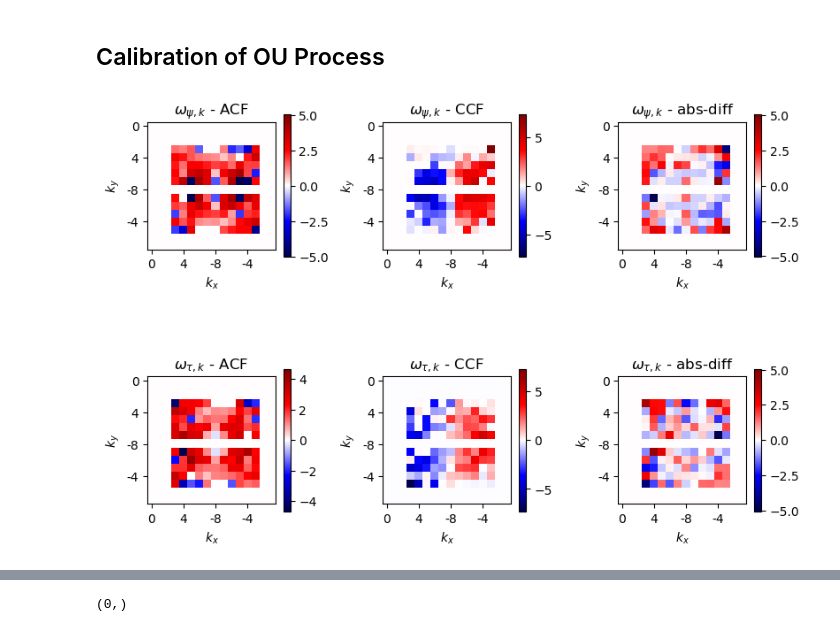
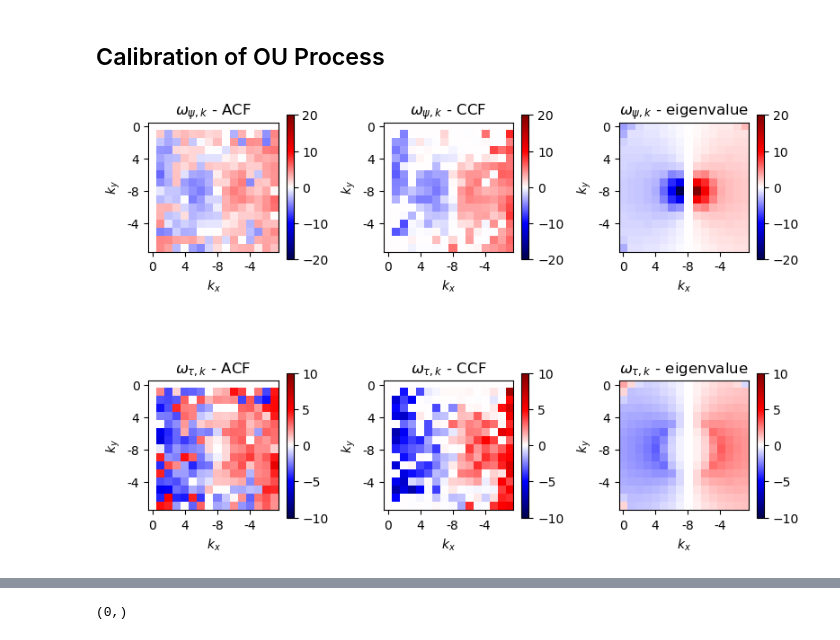
Before and after one commit to zhongruiw/LagrangianDA, a Jupyter notebook: code/LSM_K16.ipynb, the cells around one changed output, grey strips where cells are left out. Cells and saved outputs as stored; diff of their text form; code cells hidden in the pictures.

```diff
--- a/code/LSM_K16.ipynb
+++ b/code/LSM_K16.ipynb
@@ -102,11 +105,12 @@ Lag = 40000  # lag for computing the ACF
 tt = np.linspace(0, Lag*dt, num=Lag+1, endpoint=True) # time interval to plot the ACF or cross-correlation function
 gamma_est = np.zeros((K,K,2))
 omega_est = np.zeros((K,K,2))
+omega_est_ccf = np.zeros((K,K,2))
 f_est = np.zeros((K,K,2), dtype='complex')
 sigma_est = np.zeros((K,K,2))
 kx = np.fft.fftfreq(K) * K
 ky = np.fft.fftfreq(K) * K
-cut = 2
+cut = 0
 
 for ikx,kx_value in enumerate(kx):
     for iky,ky_value in enumerate(ky):
@@ -121,15 +125,17 @@ for ikx,kx_value in enumerate(kx):
         psi2_hat = eigenmode[1,:]
         acf_psi1 = acf(np.real(psi1_hat), nlags=Lag, fft=True)  # ACF of the real part
         acf_psi2 = acf(np.real(psi2_hat), nlags=Lag, fft=True)  # ACF of the real part
-#         ccf_psi1 = -ccf(np.real(psi1_hat), np.imag(psi1_hat), adjusted=False)[:Lag+1]  # cross-correlation between the real and imaginary parts
-#         ccf_psi2 = -ccf(np.real(psi2_hat), np.imag(psi2_hat), adjusted=False)[:Lag+1]  # cross-correlation between the real and imaginary parts
+        ccf_psi1 = -ccf(np.real(psi1_hat), np.imag(psi1_hat), adjusted=False)[:Lag+1]  # cross-correlation between the real and imaginary parts
+        ccf_psi2 = -ccf(np.real(psi2_hat), np.imag(psi2_hat), adjusted=False)[:Lag+1]  # cross-correlation between the real and imaginary parts
 
         # Fitting the cross-correlation function
         x0 = [0.5, 0.5]
         x1, _ = curve_fit(ACF, tt, acf_psi1, p0=x0, check_finite=True, maxfev=2000)
+        x1_, _ = curve_fit(CCF, tt, ccf_psi1, p0=x0, check_finite=True, maxfev=2000)
         # Estimated values
         gamma1_est = x1[0]
         omega1_est = x1[1]
+        omega1_est_ccf = x1_[1]
         m1 = np.mean(psi1_hat)
         E1 = np.var(psi1_hat)
         T1 = gamma1_est / (gamma1_est**2 + omega1_est**2)
@@ -137,11 +143,14 @@ for ikx,kx_value in enumerate(kx):
         f1_est = m1 * (T1 - 1j*theta1) / (T1**2 + theta1**2)
         sigma1_est = np.sqrt(2*E1*T1 / (T1**2 + theta1**2))
         gamma_est[iky,ikx,0] = gamma1_est; omega_est[iky,ikx,0] = omega1_est; f_est[iky,ikx,0] = f1_est; sigma_est[iky,ikx,0] = sigma1_est;
+        omega_est_ccf[iky,ikx,0] = omega1_est_ccf;
 
         x2, _ = curve_fit(ACF, tt, acf_psi2, p0=x0, check_finite=True, maxfev=2000)
+        x2_, _ = curve_fit(CCF, tt, ccf_psi2, p0=x0, check_finite=True, maxfev=2000)
         # Estimated values
         gamma2_est = x2[0]
         omega2_est = x2[1]
+        omega2_est_ccf = x2_[1]
         m2 = np.mean(psi2_hat)
         E2 = np.var(psi2_hat)
         T2 = gamma2_est / (gamma2_est**2 + omega2_est**2)
@@ -149,3 +158,4 @@ for ikx,kx_value in enumerate(kx):
         f2_est = m2 * (T2 - 1j*theta2) / (T2**2 + theta2**2)
         sigma2_est = np.sqrt(2*E2*T2 / (T2**2 + theta2**2))
         gamma_est[iky,ikx,1] = gamma2_est; omega_est[iky,ikx,1] = omega2_est; f_est[iky,ikx,1] = f2_est; sigma_est[iky,ikx,1] = sigma2_est;
+        omega_est_ccf[iky,ikx,1] = omega2_est_ccf;
@@ -199,0 +162,6 @@ for ikx,kx_value in enumerate(kx):
+# %%
+# calibrate the sign of ACF-estimated omega_k according to CCF-estimated omega_k
+sign1 = np.sign(omega_est)
+sign2 = np.sign(omega_est_ccf)
+sign2_corrected = np.where((sign1 == 0) & (sign2 == 0), 0, sign2)
+omega_est_ca = np.abs(omega_est) * sign2_corrected
@@ -200,20 +180,20 @@ for ikx,kx_value in enumerate(kx):
 # %%
 # Create a figure for the plots
-params = np.load('../data/est_paras_ou_K16_beta22.npy', allow_pickle=True).item()
-gamma, omega, f, sigma = params['gamma'], params['omega'], params['f'], params['sigma']
-
 fig = plt.figure(figsize=(8, 6))
 
-matrix1 = omega[:,:,0]
-matrix2 = omega_est[:,:,0]
+matrix1 = omega_est_ca[:,:,0]
+matrix2 = omega_est_ccf[:,:,0]
 matrix1 = np.roll(matrix1, shift=K//2, axis=0)
 matrix1 = np.roll(matrix1, shift=K//2, axis=1)
 matrix2 = np.roll(matrix2, shift=K//2, axis=0)
 matrix2 = np.roll(matrix2, shift=K//2, axis=1)
+kx_shift = np.roll(kx, shift=K//2, axis=0)
 
+lim1 = 20
+lim2 = 10
 # Plot for matrix1
 ax1 = fig.add_subplot(231)  # 1 row, 2 columns, 1st subplot
-surf1 = ax1.imshow(matrix1, cmap='seismic', vmin=-np.max(np.abs(matrix1)), vmax=np.max(np.abs(matrix1)))
+surf1 = ax1.imshow(matrix1, cmap='seismic', vmin=-lim1, vmax=lim1)
 ax1.set_title(r'$\omega_{\psi,k}$ - ACF')
 ax1.set_xlabel('$k_x$')
 ax1.set_ylabel('$k_y$')
@@ -223,11 +203,11 @@ ax1.set_xticklabels(kx[::K//4].astype(int))
 ax1.set_yticks(np.linspace(0, K, num=4, endpoint=False))  # Example for 5 ticks
 ax1.set_yticklabels(kx[::K//4].astype(int))
 fig.colorbar(surf1, shrink=0.6)#, ax=ax1, shrink=0.5, aspect=12)
-lim1 = np.max(np.abs(matrix1))
+# lim1 = np.max(np.abs(matrix1))
 
 # Plot for matrix2
 ax2 = fig.add_subplot(232)  # 1 row, 2 columns, 2nd subplot
-surf2 = ax2.imshow(matrix2, cmap='seismic', vmin=-np.max(np.abs(matrix2)), vmax=np.max(np.abs(matrix2)))
+surf2 = ax2.imshow(matrix2, cmap='seismic', vmin=-lim1, vmax=lim1)
 ax2.set_title(r'$\omega_{\psi,k}$ - CCF')
 ax2.set_xlabel('$k_x$')
 ax2.set_ylabel('$k_y$')
@@ -239,8 +219,8 @@ ax2.set_yticks(np.linspace(0, K, num=4, endpoint=False))  # Example for 5 ticks
 ax2.set_yticklabels(kx[::K//4].astype(int))
 fig.colorbar(surf2, shrink=0.6)#, ax=ax2, shrink=0.5, aspect=12)
 
-matrix1 = omega[:,:,1]
-matrix2 = omega_est[:,:,1]
+matrix1 = omega_est_ca[:,:,1]
+matrix2 = omega_est_ccf[:,:,1]
 matrix1 = np.roll(matrix1, shift=K//2, axis=0)
 matrix1 = np.roll(matrix1, shift=K//2, axis=1)
 matrix2 = np.roll(matrix2, shift=K//2, axis=0)
@@ -248,7 +228,7 @@ matrix2 = np.roll(matrix2, shift=K//2, axis=1)
 
 # Plot for matrix1
 ax3 = fig.add_subplot(234)  # 1 row, 2 columns, 1st subplot
-surf1 = ax3.imshow(matrix1, cmap='seismic', vmin=-np.max(np.abs(matrix1)), vmax=np.max(np.abs(matrix1)))
+surf1 = ax3.imshow(matrix1, cmap='seismic', vmin=-lim2, vmax=lim2)
 ax3.set_title(r'$\omega_{\tau,k}$ - ACF')
 ax3.set_xlabel('$k_x$')
 ax3.set_ylabel('$k_y$')
@@ -258,11 +238,11 @@ ax3.set_xticklabels(kx[::K//4].astype(int))
 ax3.set_yticks(np.linspace(0, K, num=4, endpoint=False))  # Example for 5 ticks
 ax3.set_yticklabels(kx[::K//4].astype(int))
 fig.colorbar(surf1, shrink=0.6)#, ax=ax1, shrink=0.5, aspect=12)
-lim1 = np.max(np.abs(matrix1)) / 100
+# lim1 = np.max(np.abs(matrix1)) / 100
 
 # Plot for matrix2
 ax4 = fig.add_subplot(235)  # 1 row, 2 columns, 2nd subplot
-surf2 = ax4.imshow(matrix2, cmap='seismic', vmin=-np.max(np.abs(matrix2)), vmax=np.max(np.abs(matrix2)))
+surf2 = ax4.imshow(matrix2, cmap='seismic', vmin=-lim2, vmax=lim2)
 ax4.set_title(r'$\omega_{\tau,k}$ - CCF')
 ax4.set_xlabel('$k_x$')
 ax4.set_ylabel('$k_y$')
@@ -274,42 +254,42 @@ ax4.set_yticks(np.linspace(0, K, num=4, endpoint=False))  # Example for 5 ticks
 ax4.set_yticklabels(kx[::K//4].astype(int))
 fig.colorbar(surf2, shrink=0.6)#, ax=ax2, shrink=0.5, aspect=12)
 
-matrix1 = np.abs(omega[:,:,0])-np.abs(omega_est[:,:,0])
-matrix2 = np.abs(omega[:,:,1])-np.abs(omega_est[:,:,1])
+matrix1 = omega1.real # np.abs(omega[:,:,0])-np.abs(omega_est[:,:,0])
+matrix2 = omega2.real # p.abs(omega[:,:,1])-np.abs(omega_est[:,:,1])
 matrix1 = np.roll(matrix1, shift=K//2, axis=0)
 matrix1 = np.roll(matrix1, shift=K//2, axis=1)
 matrix2 = np.roll(matrix2, shift=K//2, axis=0)
 matrix2 = np.roll(matrix2, shift=K//2, axis=1)
 
 # Plot for matrix1
 ax5 = fig.add_subplot(233)  # 1 row, 2 columns, 1st subplot
-surf1 = ax5.imshow(matrix1, cmap='seismic', vmin=-np.max(np.abs(matrix1)), vmax=np.max(np.abs(matrix1)))
-ax5.set_title(r'$\omega_{\psi,k}$ - abs-diff')
+surf1 = ax5.imshow(matrix1, cmap='seismic', vmin=-lim1, vmax=lim1)
+ax5.set_title(r'$\omega_{\psi,k}$ - eigenvalue')
 ax5.set_xlabel('$k_x$')
 ax5.set_ylabel('$k_y$')
 # ax1.set_zlabel('Value')
 ax5.set_xticks(np.linspace(0, K, num=4, endpoint=False))  # Example for 5 ticks
 ax5.set_xticklabels(kx[::K//4].astype(int))
 ax5.set_yticks(np.linspace(0, K, num=4, endpoint=False))  # Example for 5 ticks
 ax5.set_yticklabels(kx[::K//4].astype(int))
 fig.colorbar(surf1, shrink=0.6)#, ax=ax1, shrink=0.5, aspect=12)
 
 # Plot for matrix2
 ax6 = fig.add_subplot(236)  # 1 row, 2 columns, 2nd subplot
-surf2 = ax6.imshow(matrix2, cmap='seismic', vmin=-np.max(np.abs(matrix2)), vmax=np.max(np.abs(matrix2)))
-ax6.set_title(r'$\omega_{\tau,k}$ - abs-diff')
+surf2 = ax6.imshow(matrix2, cmap='seismic', vmin=-lim2, vmax=lim2)
+ax6.set_title(r'$\omega_{\tau,k}$ - eigenvalue')
 ax6.set_xlabel('$k_x$')
 ax6.set_ylabel('$k_y$')
 # ax2.set_zlabel('Value')
 # ax2.set_zlim(-60, 60)
 ax6.set_xticks(np.linspace(0, K, num=4, endpoint=False))  # Example for 5 ticks
 ax6.set_xticklabels(kx[::K//4].astype(int))
 ax6.set_yticks(np.linspace(0, K, num=4, endpoint=False))  # Example for 5 ticks
 ax6.set_yticklabels(kx[::K//4].astype(int))
 fig.colorbar(surf2, shrink=0.6)#, ax=ax2, shrink=0.5, aspect=12)
 
 plt.tight_layout()
-# plt.savefig('./LSM/omega_compare_K128.png',dpi=150)
+plt.savefig('./LSM/omega_compare_K16.png',dpi=150)
 plt.show()
 # %% [output]
-[figure, old version]
+[figure, new version]
```
Also changed, not shown: parts of 115 cells of this notebook, 1 other file.
